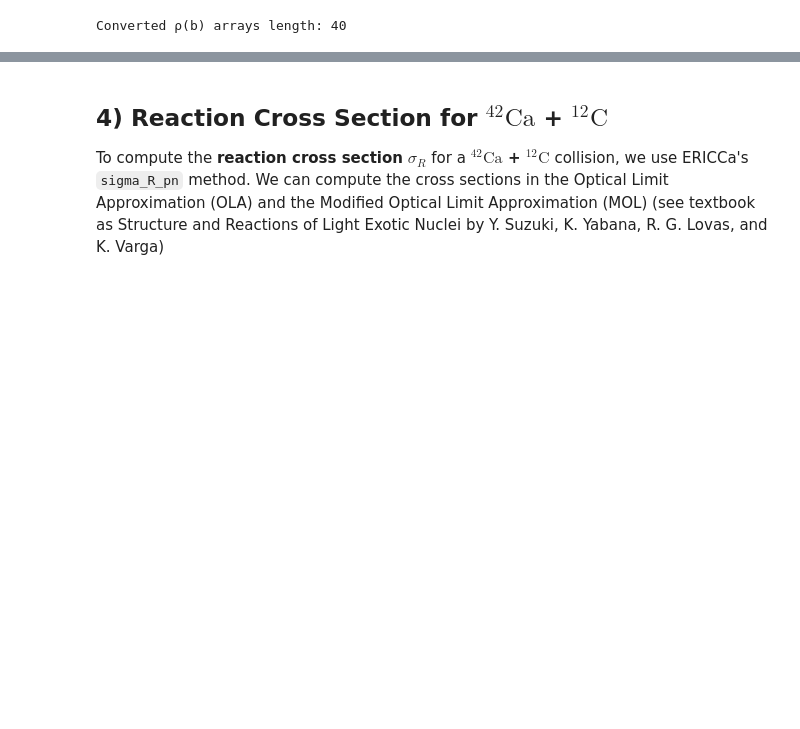
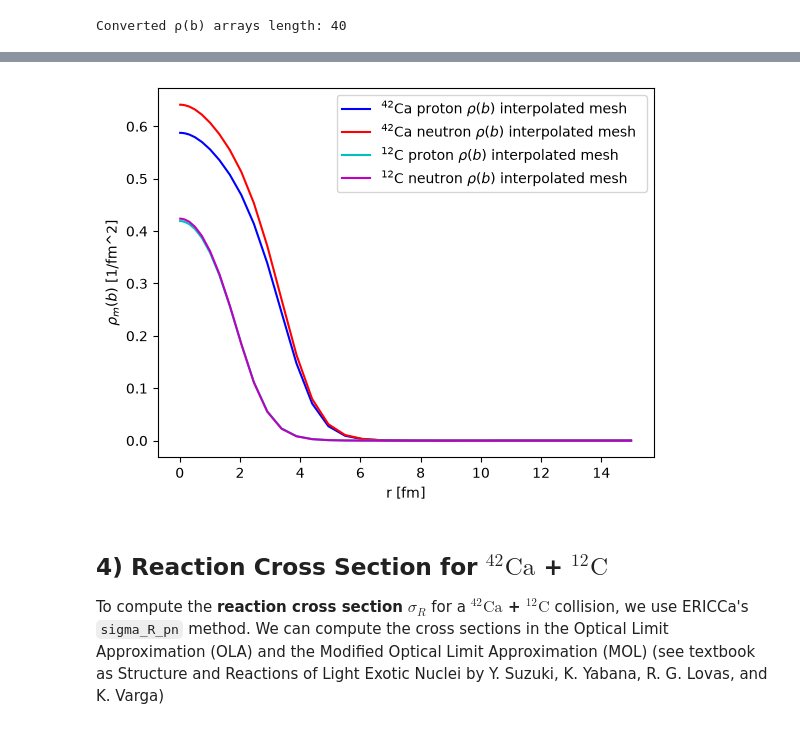
Before and after one commit to Circuitoah/ERICCa, a Jupyter notebook: tutorials/Reaction_Cross_Section_From_Proton_And_Neutron_Density.ipynb, the cells around one changed output, grey strips where cells are left out. Saved outputs shown, nothing was run; the diff lists cells and outputs as text; code cells hidden in the pictures; blank space fills up the shorter version.

```diff
--- a/tutorials/Reaction_Cross_Section_From_Proton_And_Neutron_Density.ipynb
+++ b/tutorials/Reaction_Cross_Section_From_Proton_And_Neutron_Density.ipynb
@@ -161,3 +163,16 @@ Converted ρ(b) arrays length: 40
+# %%
+plt.plot(cross_section.s_mapped_roots,Ca_p_b, color ="blue", label = r"$^{42}$Ca proton $\rho(b)$ interpolated mesh " )
+plt.plot(cross_section.s_mapped_roots,Ca_n_b, color ="red", label = r"$^{42}$Ca neutron $\rho(b)$ interpolated mesh " )
+
+plt.plot(cross_section.t_mapped_roots,C_p_b, color ="c", label = r"$^{12}$C proton $\rho(b)$ interpolated mesh " )
+plt.plot(cross_section.t_mapped_roots,C_n_b, color ="m", label = r"$^{12}$C neutron $\rho(b)$ interpolated mesh " )
+
+plt.ylabel(r"$\rho_m(b)$ [1/fm^2]")
+plt.xlabel("r [fm]")
+plt.legend()
+plt.show()
+# %% [output]
+[figure, added]
 # %% [markdown]
 ## 4) Reaction Cross Section for $^{42}\mathrm{Ca}$ + $^{12}\mathrm{C}$
 
```
Also changed, not shown: parts of 3 cells of this notebook, 2 other files.
